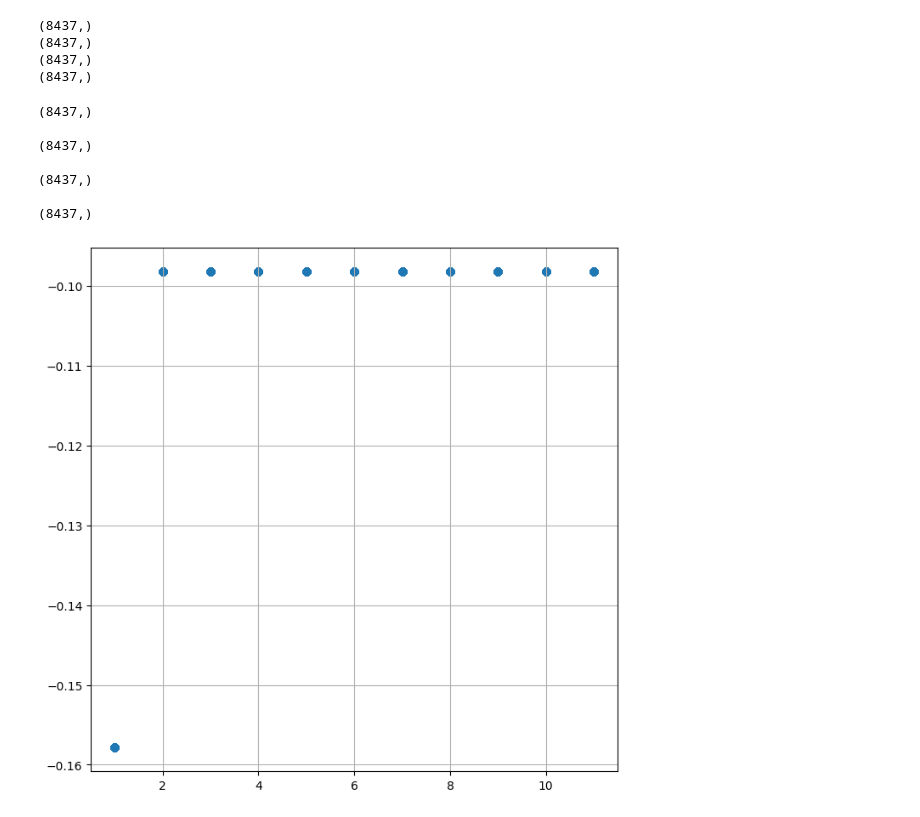
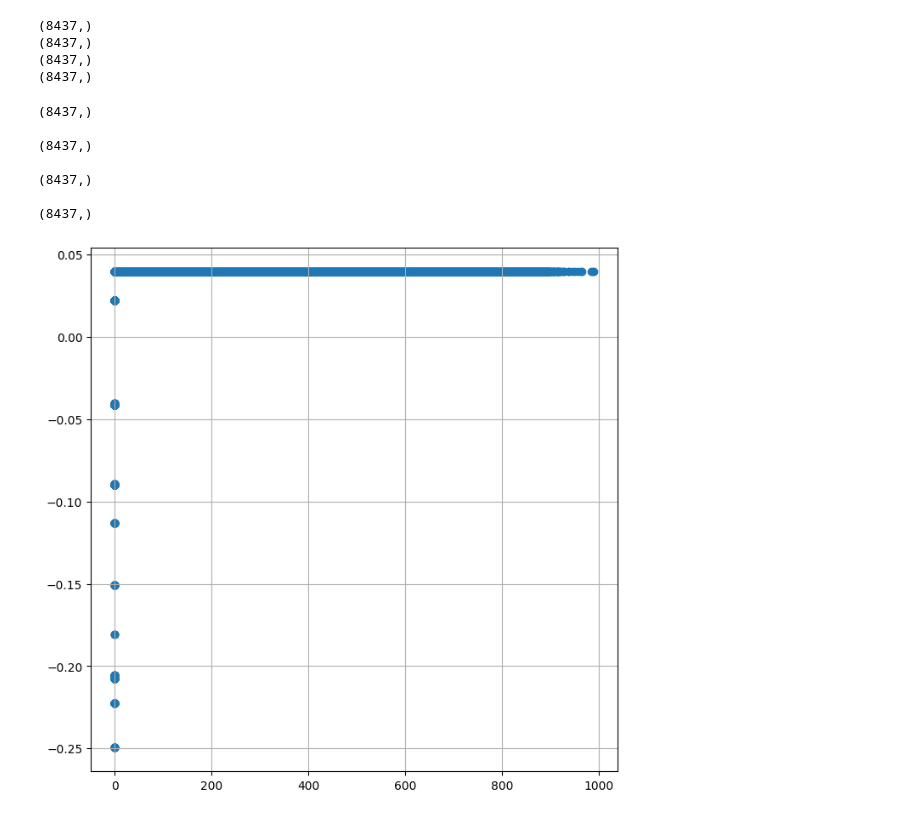
Before and after one commit to June-Skeeter/ML_Scripts, a Jupyter notebook: NN_Custom_Geometry.ipynb, the cells around one changed output. Drawn from its saved outputs; the diff is of its cells as text; code cells hidden in the pictures.

```diff
--- a/NN_Custom_Geometry.ipynb
+++ b/NN_Custom_Geometry.ipynb
@@ -356,19 +372,19 @@ for i in range(x_train_ER.shape[1]):
 # %%
 
 for d in Derivs:
 
     print(d.shape)
     print()
 fig,ax=plt.subplots(figsize=(8,8))
-ax.scatter(x_train_GPP[:,1],Derivs[1])
+ax.scatter(x_train_GPP[:,0],Derivs[0])
 # ax.set_xlim(-1,1)
 ax.grid()
 # %% [output]
 (8437,)
 
 (8437,)
 
 (8437,)
 
 (8437,)
-[figure, old version]
+[figure, new version]
```
Also changed, not shown: parts of 4 cells of this notebook, 2 other files.
